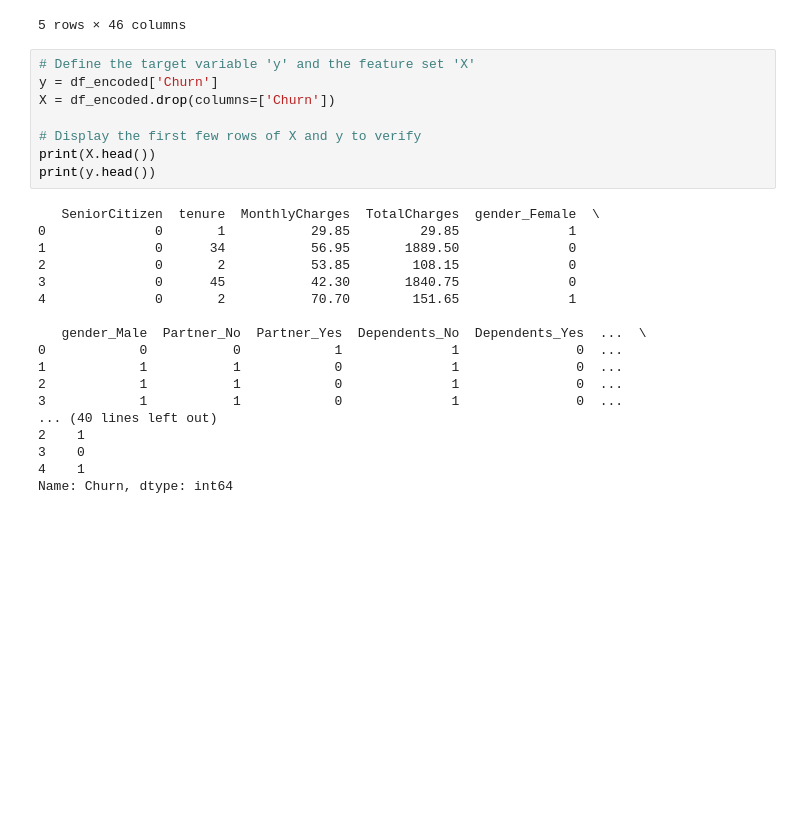
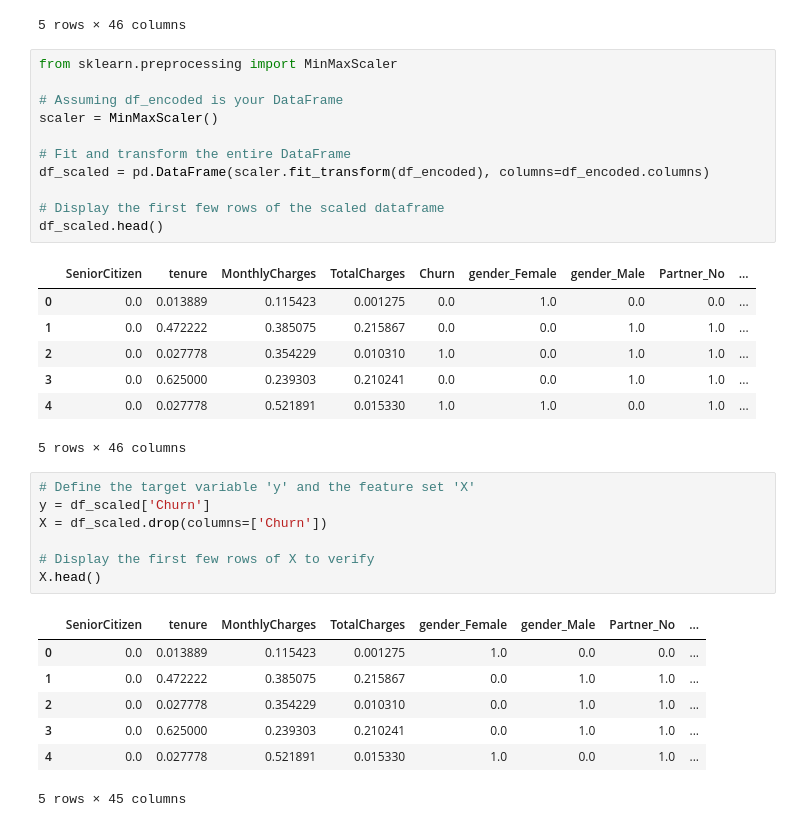
Before and after one commit to muhsinata/customer_churn_neural_networks, a Jupyter notebook: customer_churn_neural_networks.ipynb, the cells around one changed output. Saved outputs shown, nothing was run; the diff lists cells and outputs as text; blank space fills up the shorter version.

```diff
--- a/customer_churn_neural_networks.ipynb
+++ b/customer_churn_neural_networks.ipynb
@@ -144,29 +165,37 @@ df_encoded.head()
 | 3 | 0 | 45 | 42.30 | 1840.75 | 0 | 0 | 1 | 1 | ... |
 | 4 | 0 | 2 | 70.70 | 151.65 | 1 | 1 | 0 | 1 | ... |
 5 rows × 46 columns
+# %%
+from sklearn.preprocessing import MinMaxScaler
+
+# Assuming df_encoded is your DataFrame
+scaler = MinMaxScaler()
+
+# Fit and transform the entire DataFrame
+df_scaled = pd.DataFrame(scaler.fit_transform(df_encoded), columns=df_encoded.columns)
+
+# Display the first few rows of the scaled dataframe
+df_scaled.head()
+# %% [output]
+|  | SeniorCitizen | tenure | MonthlyCharges | TotalCharges | Churn | gender_Female | gender_Male | Partner_No | ... |
+| 0 | 0.0 | 0.013889 | 0.115423 | 0.001275 | 0.0 | 1.0 | 0.0 | 0.0 | ... |
+| 1 | 0.0 | 0.472222 | 0.385075 | 0.215867 | 0.0 | 0.0 | 1.0 | 1.0 | ... |
+| 2 | 0.0 | 0.027778 | 0.354229 | 0.010310 | 1.0 | 0.0 | 1.0 | 1.0 | ... |
+| 3 | 0.0 | 0.625000 | 0.239303 | 0.210241 | 0.0 | 0.0 | 1.0 | 1.0 | ... |
+| 4 | 0.0 | 0.027778 | 0.521891 | 0.015330 | 1.0 | 1.0 | 0.0 | 1.0 | ... |
+5 rows × 46 columns
 # %%
 # Define the target variable 'y' and the feature set 'X'
-y = df_encoded['Churn']
-X = df_encoded.drop(columns=['Churn'])
+y = df_scaled['Churn']
+X = df_scaled.drop(columns=['Churn'])
 
-# Display the first few rows of X and y to verify
-print(X.head())
-print(y.head())
+# Display the first few rows of X to verify
+X.head()
 # %% [output]
+|  | SeniorCitizen | tenure | MonthlyCharges | TotalCharges | gender_Female | gender_Male | Partner_No | ... |
+| 0 | 0.0 | 0.013889 | 0.115423 | 0.001275 | 1.0 | 0.0 | 0.0 | ... |
+| 1 | 0.0 | 0.472222 | 0.385075 | 0.215867 | 0.0 | 1.0 | 1.0 | ... |
+| 2 | 0.0 | 0.027778 | 0.354229 | 0.010310 | 0.0 | 1.0 | 1.0 | ... |
+| 3 | 0.0 | 0.625000 | 0.239303 | 0.210241 | 0.0 | 1.0 | 1.0 | ... |
+| 4 | 0.0 | 0.027778 | 0.521891 | 0.015330 | 1.0 | 0.0 | 1.0 | ... |
-   SeniorCitizen  tenure  MonthlyCharges  TotalCharges  gender_Female  \
-0              0       1           29.85         29.85              1
-1              0      34           56.95       1889.50              0
-2              0       2           53.85        108.15              0
-3              0      45           42.30       1840.75              0
-4              0       2           70.70        151.65              1
-
-   gender_Male  Partner_No  Partner_Yes  Dependents_No  Dependents_Yes  ...  \
-0            0           0            1              1               0  ...
-1            1           1            0              1               0  ...
-2            1           1            0              1               0  ...
-3            1           1            0              1               0  ...
-... (40 lines left out)
-2    1
-3    0
-4    1
-Name: Churn, dtype: int64
+5 rows × 45 columns
```
Also changed, not shown: parts of 4 cells of this notebook.
